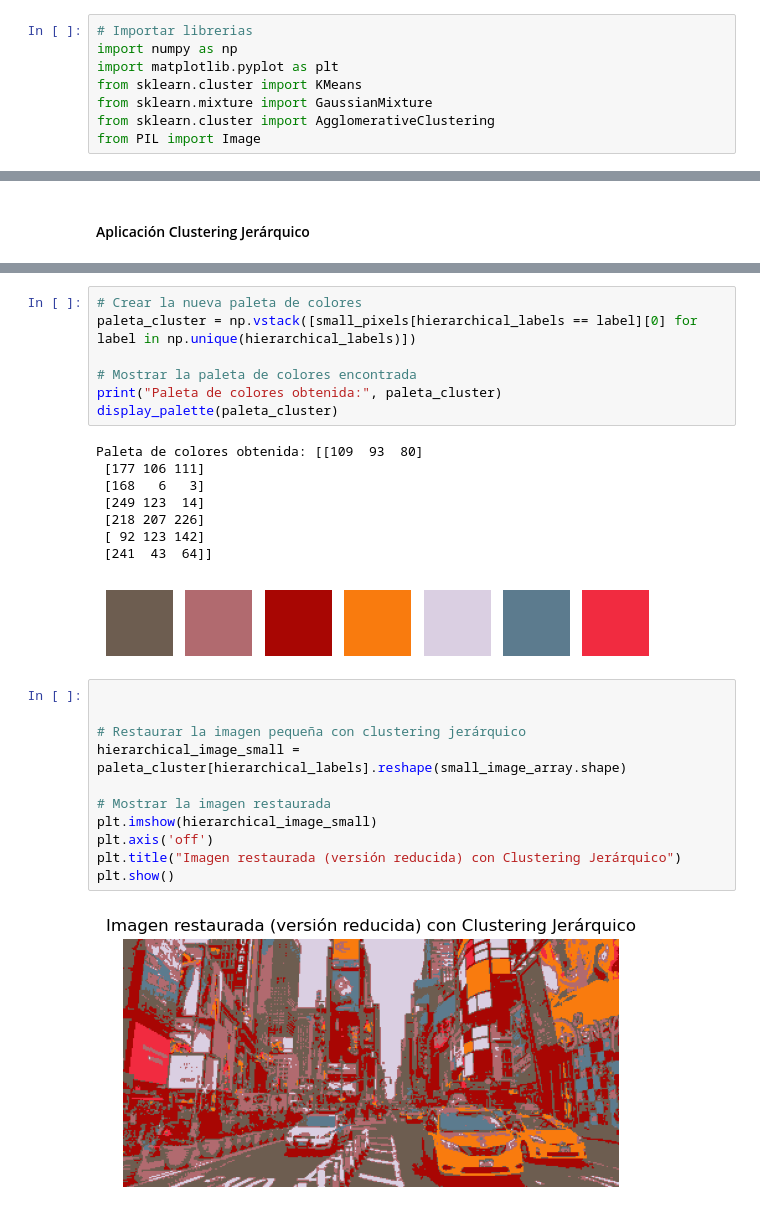
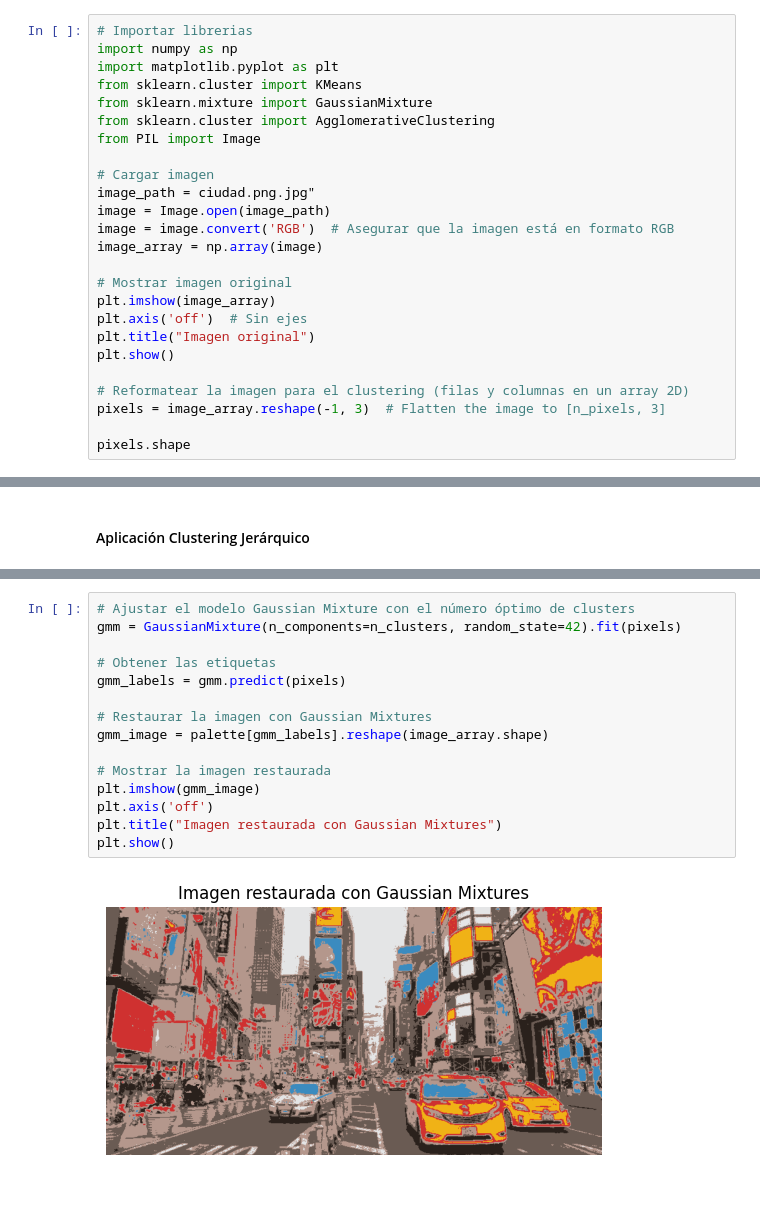
Before and after one commit to Gaddran/Tarea2MachineLearning2024, a Jupyter notebook: Tarea2.ipynb, the cells around one changed output, grey strips where cells are left out. Cells and saved outputs as stored; diff of their text form.

```diff
--- a/Tarea2.ipynb
+++ b/Tarea2.ipynb
@@ -20,3 +11,20 @@ from sklearn.cluster import KMeans
 from sklearn.mixture import GaussianMixture
 from sklearn.cluster import AgglomerativeClustering
 from PIL import Image
+
+# Cargar imagen
+image_path = ciudad.png.jpg"
+image = Image.open(image_path)
+image = image.convert('RGB')  # Asegurar que la imagen está en formato RGB
+image_array = np.array(image)
+
+# Mostrar imagen original
+plt.imshow(image_array)
+plt.axis('off')  # Sin ejes
+plt.title("Imagen original")
+plt.show()
+
+# Reformatear la imagen para el clustering (filas y columnas en un array 2D)
+pixels = image_array.reshape(-1, 3)  # Flatten the image to [n_pixels, 3]
+
+pixels.shape
@@ -145,29 +151,17 @@ hierarchical_labels = hierarchical.fit_predict(small_pixels)
-# %%
-# Crear la nueva paleta de colores
-paleta_cluster = np.vstack([small_pixels[hierarchical_labels == label][0] for label in np.unique(hierarchical_labels)])
-
-# Mostrar la paleta de colores encontrada
-print("Paleta de colores obtenida:", paleta_cluster)
-display_palette(paleta_cluster)
-# %% [output]
-Paleta de colores obtenida: [[109  93  80]
- [177 106 111]
- [168   6   3]
- [249 123  14]
- [218 207 226]
- [ 92 123 142]
- [241  43  64]]
-[figure, removed]
 # %%
+# Ajustar el modelo Gaussian Mixture con el número óptimo de clusters
+gmm = GaussianMixture(n_components=n_clusters, random_state=42).fit(pixels)
 
+# Obtener las etiquetas
+gmm_labels = gmm.predict(pixels)
 
-# Restaurar la imagen pequeña con clustering jerárquico
-hierarchical_image_small = paleta_cluster[hierarchical_labels].reshape(small_image_array.shape)
+# Restaurar la imagen con Gaussian Mixtures
+gmm_image = palette[gmm_labels].reshape(image_array.shape)
 
 # Mostrar la imagen restaurada
-plt.imshow(hierarchical_image_small)
+plt.imshow(gmm_image)
 plt.axis('off')
-plt.title("Imagen restaurada (versión reducida) con Clustering Jerárquico")
+plt.title("Imagen restaurada con Gaussian Mixtures")
 plt.show()
 # %% [output]
-[figure, old version]
+[figure, new version]
```
Also changed, not shown: parts of 16 cells of this notebook.
